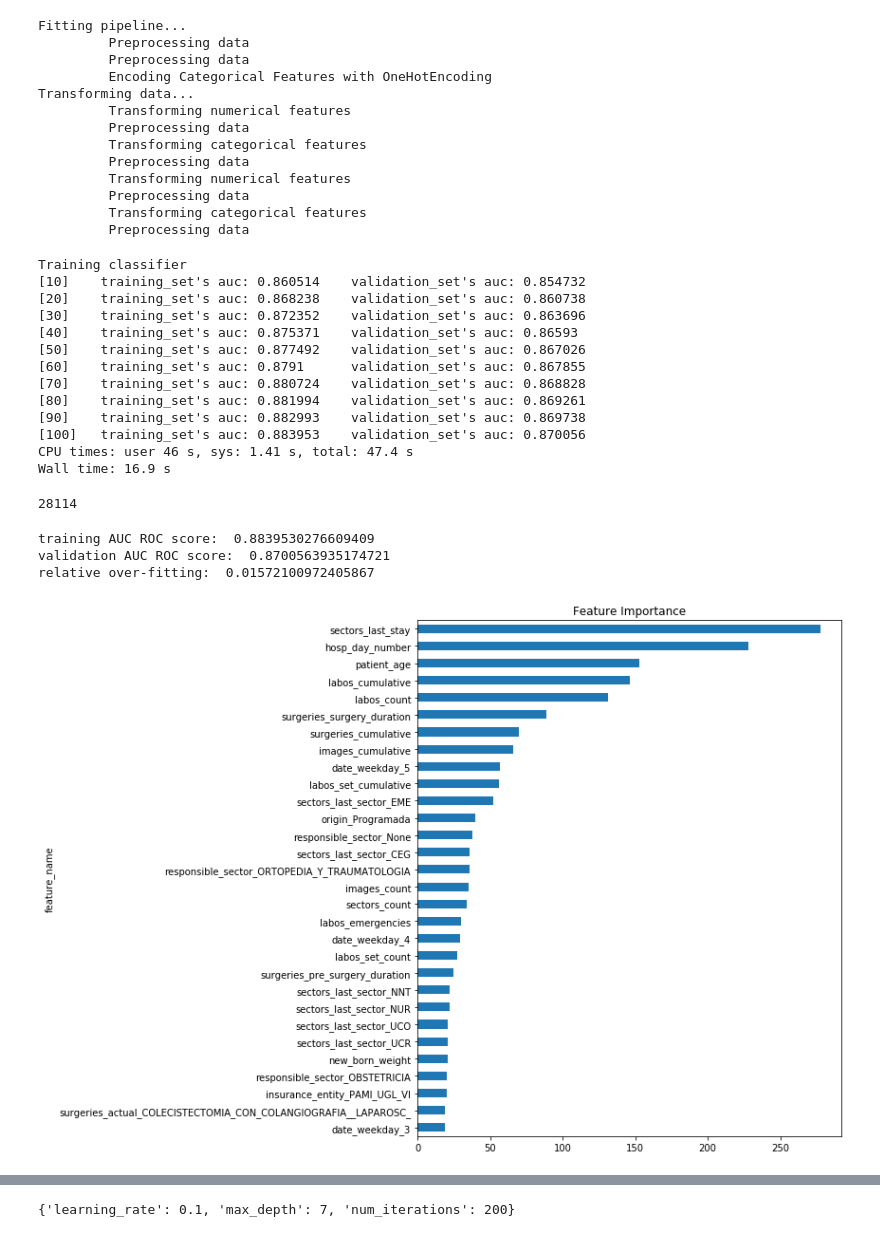
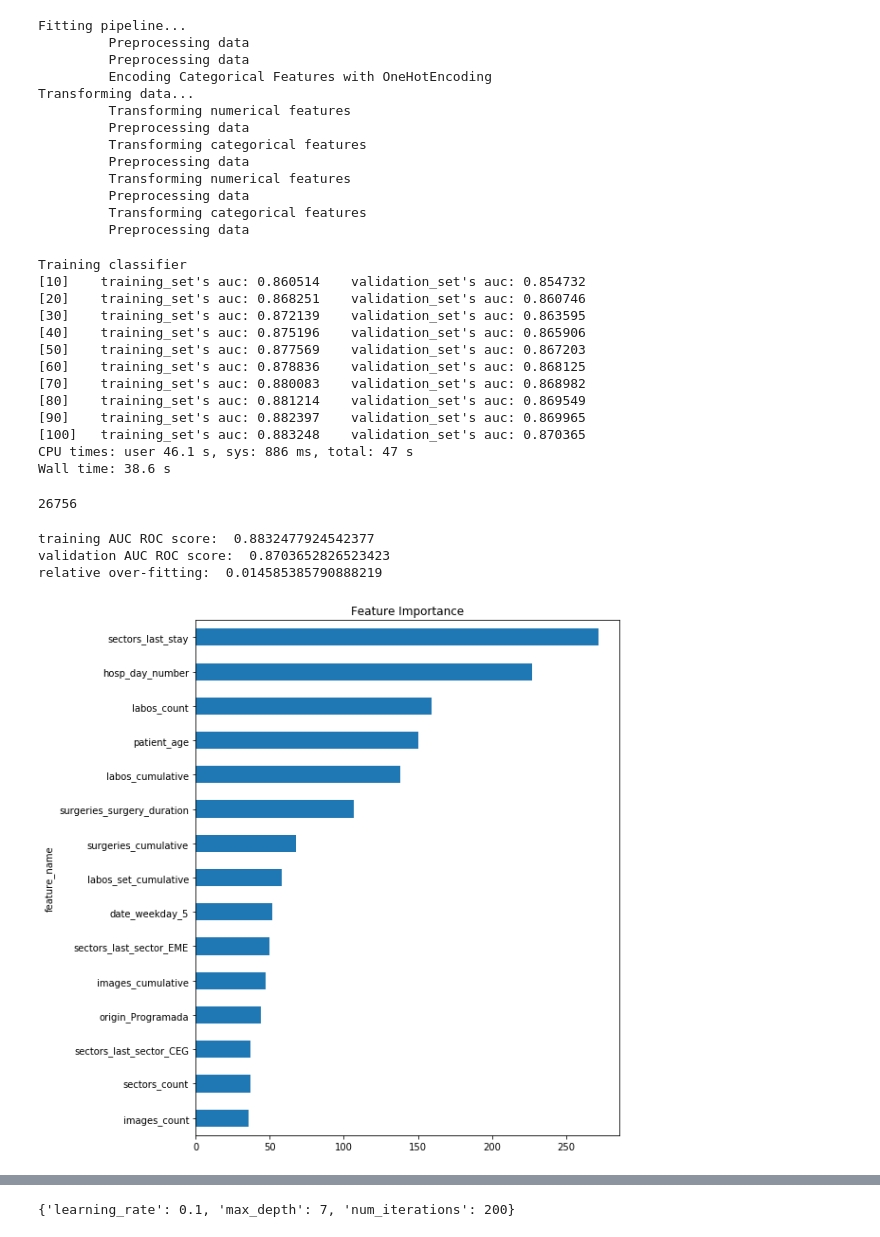
Before and after one commit to josedallavia/A-Machine-Learning-Approach-for-Optimization-of-Hospital-Bed-Utilization, a Jupyter notebook: experiments/date_features_model/Date_features.ipynb, the cells around one changed output, grey strips where cells are left out. Saved outputs shown, nothing was run; the diff lists cells and outputs as text; code cells hidden in the pictures.

```diff
--- a/experiments/date_features_model/Date_features.ipynb
+++ b/experiments/date_features_model/Date_features.ipynb
@@ -83,3 +45,38 @@ variables['numerical_variables']
+# %%
+categorical_variables = ['images_requester_roles',
+ 'images_study_types',
+ 'labos_requester_roles',
+ 'sectors_last_sector',
+ 'sectors_names',
+ 'surgeries_actual',
+ 'surgeries_anesthesia_types',
+ 'surgeries_bact_positive',
+ 'surgeries_injury_condition',
+ 'surgeries_post_surgery_condition',
+ 'surgeries_scheduled',
+ 'surgeries_scheduled_done',
+ 'surgeries_services',
+ 'surgeries_types',
+ 'gender',
+ 'insurance_entity',
+ 'entity_group',
+ 'origin',
+ 'admission_sector',
+ 'isolation',
+ 'presumptive_dianogsis',
+ 'responsible_sector',
+ 'ARM_TEP',
+ 'CEC_TEP',
+ 'request_origin',
+ 'request',
+ 'request_diagnosis',
+ 'request_sector',
+ 'date_weekday',
+ 'admission_weekday',
+ 'date_month',
+ 'admission_month']
+# %%
+numerical_variables = variables['numerical_variables']
 # %%
 model_params = {'classifier': 'lgbm',
                'accepts_sparse': True,
@@ -134,8 +131,8 @@ relative over-fitting:  0.0246469269645158
 # %%
 model_params = {'classifier': 'lgbm',
                'accepts_sparse': True,
-                'categorical_features' : variables['categorical_variables'],
-                'numerical_features' : variables['numerical_variables']
+                'categorical_features' : categorical_variables,
+                'numerical_features' : numerical_variables
                }
 # %%
 lgbm_date_features = Model(**model_params)
@@ -160,29 +157,29 @@ lgbm_date_features.fit_classifier()
 # %% [output]
 Training classifier
 [10]    training_set's auc: 0.860514    validation_set's auc: 0.854732
-[20]    training_set's auc: 0.868238    validation_set's auc: 0.860738
-[30]    training_set's auc: 0.872352    validation_set's auc: 0.863696
-[40]    training_set's auc: 0.875371    validation_set's auc: 0.86593
-[50]    training_set's auc: 0.877492    validation_set's auc: 0.867026
-[60]    training_set's auc: 0.8791      validation_set's auc: 0.867855
-[70]    training_set's auc: 0.880724    validation_set's auc: 0.868828
-[80]    training_set's auc: 0.881994    validation_set's auc: 0.869261
-[90]    training_set's auc: 0.882993    validation_set's auc: 0.869738
-[100]   training_set's auc: 0.883953    validation_set's auc: 0.870056
-CPU times: user 46 s, sys: 1.41 s, total: 47.4 s
-Wall time: 16.9 s
+[20]    training_set's auc: 0.868251    validation_set's auc: 0.860746
+[30]    training_set's auc: 0.872139    validation_set's auc: 0.863595
+[40]    training_set's auc: 0.875196    validation_set's auc: 0.865906
+[50]    training_set's auc: 0.877569    validation_set's auc: 0.867203
+[60]    training_set's auc: 0.878836    validation_set's auc: 0.868125
+[70]    training_set's auc: 0.880083    validation_set's auc: 0.868982
+[80]    training_set's auc: 0.881214    validation_set's auc: 0.869549
+[90]    training_set's auc: 0.882397    validation_set's auc: 0.869965
+[100]   training_set's auc: 0.883248    validation_set's auc: 0.870365
+CPU times: user 46.1 s, sys: 886 ms, total: 47 s
+Wall time: 38.6 s
 # %%
 len(lgbm_date_features.model_features)
 # %% [output]
-28114
+26756
 # %%
 lgbm_date_features.get_performance_metrics()
 # %% [output]
-training AUC ROC score:  0.8839530276609409
-validation AUC ROC score:  0.8700563935174721
-relative over-fitting:  0.01572100972405867
+training AUC ROC score:  0.8832477924542377
+validation AUC ROC score:  0.8703652826523423
+relative over-fitting:  0.014585385790888219
 # %%
-lgbm_date_features.plot_feature_importance()
+lgbm_date_features.plot_feature_importance(15)
 # %% [output]
-[figure, old version]
+[figure, new version]
 # %%
```
Also changed, not shown: parts of 20 cells of this notebook, 4 other files.
